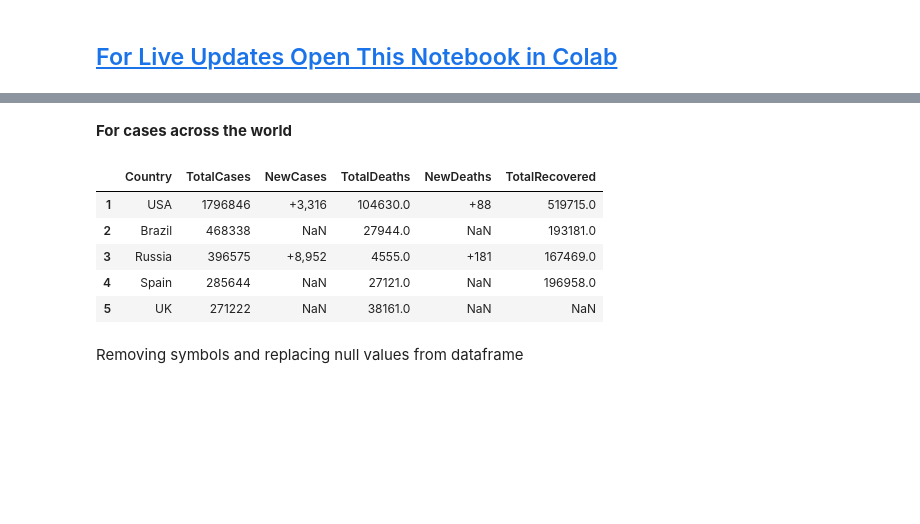
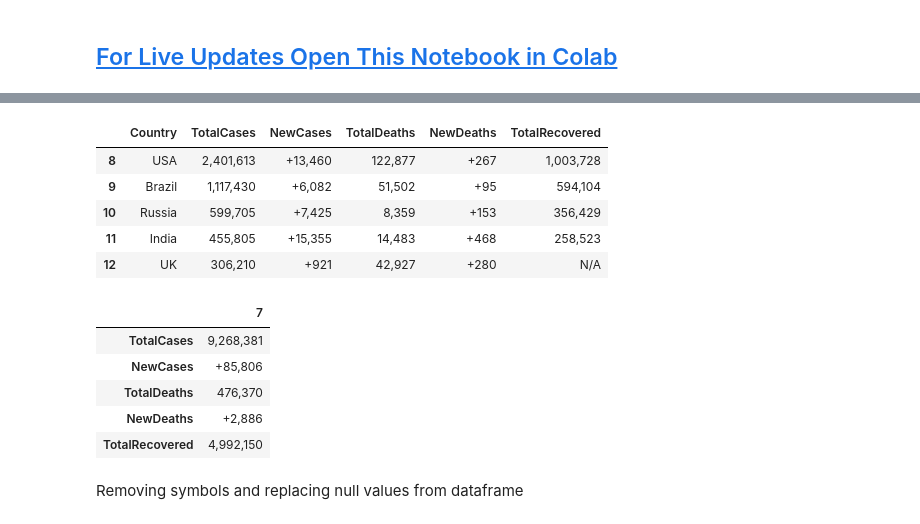
Before and after one commit to prasadpatil99/Web-Scraping, a Jupyter notebook: Web-Scraping-Covid-19-Cases/LIVE-Covid-19-Updates-Of-India-&-Other-Countries..ipynb, the cells around one changed output, grey strips where cells are left out. Cells and saved outputs as stored; diff of their text form; code cells hidden in the pictures; blank space fills up the shorter version.

```diff
--- a/Web-Scraping-Covid-19-Cases/LIVE-Covid-19-Updates-Of-India-&-Other-Countries..ipynb
+++ b/Web-Scraping-Covid-19-Cases/LIVE-Covid-19-Updates-Of-India-&-Other-Countries..ipynb
@@ -14,5 +15,3 @@ print(datetime.now().strftime('%d-%m-%Y %I:%M %p'))
-# %% [markdown]
-**For cases across the world**
 # %%
 import numpy as np
 import requests
@@ -36,12 +24,36 @@ totalrecovered = df_country['TotalRecovered'].tolist()
+# %%
+wd_url = "https://www.worldometers.info/coronavirus/"
+req= requests.get(wd_url)
+data=req.text
+soup=BeautifulSoup(data,'html.parser')
+
+table_body = soup.find('tbody')
+table_rows = table_body.find_all('tr')
+# %%
+country = []
+totalcases = []
+newcases = []
+totaldeaths = []
+newdeaths =[]
+totalrecovered = []
+
+for tr in table_rows:
+    td = tr.find_all('td')
+    country.append(td[1].text)
+    totalcases.append(td[2].text.strip())
+    newcases.append(td[3].text.strip())
+    totaldeaths.append(td[4].text.strip())
+    newdeaths.append(td[5].text.strip())
+    totalrecovered.append(td[6].text)
 # %%
-df1 = pd.DataFrame({'Country':country, 'TotalCases':totalcases, 'NewCases':Newcases,
-                    'TotalDeaths':deaths, 'NewDeaths':newdeaths, 'TotalRecovered':totalrecovered})
-df = df1.loc[1:(len(df1)-2)]
+df1 = pd.DataFrame({'Country':country, 'TotalCases':totalcases, 'NewCases':newcases,
+                    'TotalDeaths':totaldeaths, 'NewDeaths':newdeaths, 'TotalRecovered':totalrecovered})
+df = df1.loc[8:]
 df.head()
 # %% [output]
 |  | Country | TotalCases | NewCases | TotalDeaths | NewDeaths | TotalRecovered |
-| 1 | USA | 1796846 | +3,316 | 104630.0 | +88 | 519715.0 |
-| 2 | Brazil | 468338 | NaN | 27944.0 | NaN | 193181.0 |
-| 3 | Russia | 396575 | +8,952 | 4555.0 | +181 | 167469.0 |
-| 4 | Spain | 285644 | NaN | 27121.0 | NaN | 196958.0 |
-| 5 | UK | 271222 | NaN | 38161.0 | NaN | NaN |
+| 8 | USA | 2,401,613 | +13,460 | 122,877 | +267 | 1,003,728 |
+| 9 | Brazil | 1,117,430 | +6,082 | 51,502 | +95 | 594,104 |
+| 10 | Russia | 599,705 | +7,425 | 8,359 | +153 | 356,429 |
+| 11 | India | 455,805 | +15,355 | 14,483 | +468 | 258,523 |
+| 12 | UK | 306,210 | +921 | 42,927 | +280 | N/A |
@@ -50,3 +60,14 @@ df_world = df1.loc[:0]
+# %%
+df_world = pd.DataFrame(df1.loc[7])
+df_world.drop(["Country"],inplace=True)
+df_world.head()
+# %% [output]
+|  | 7 |
+| TotalCases | 9,268,381 |
+| NewCases | +85,806 |
+| TotalDeaths | 476,370 |
+| NewDeaths | +2,886 |
+| TotalRecovered | 4,992,150 |
 # %% [markdown]
 Removing symbols and replacing null values from dataframe
 # %%
```
Also changed, not shown: parts of 10 cells of this notebook.
